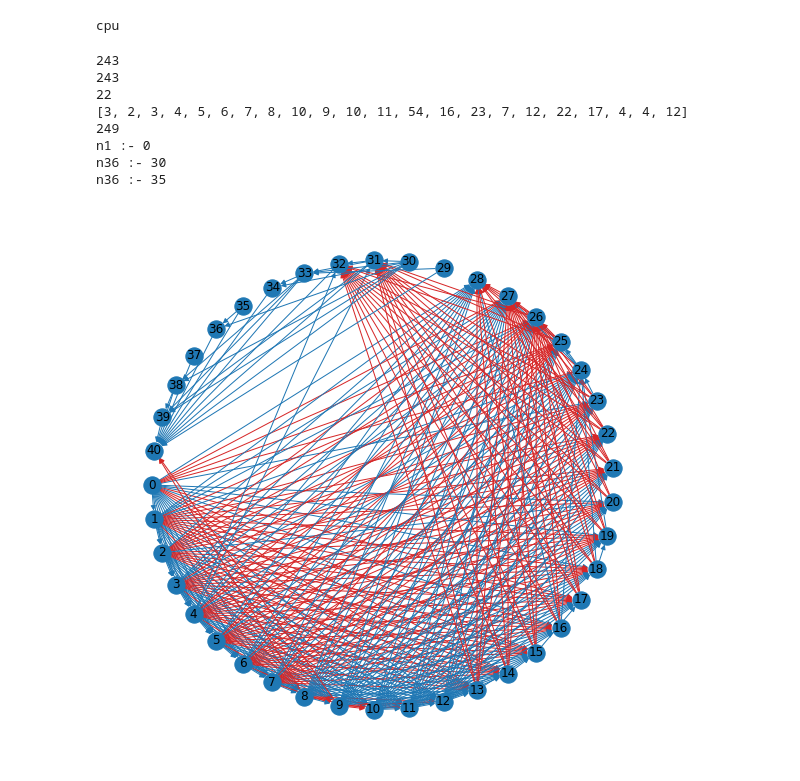
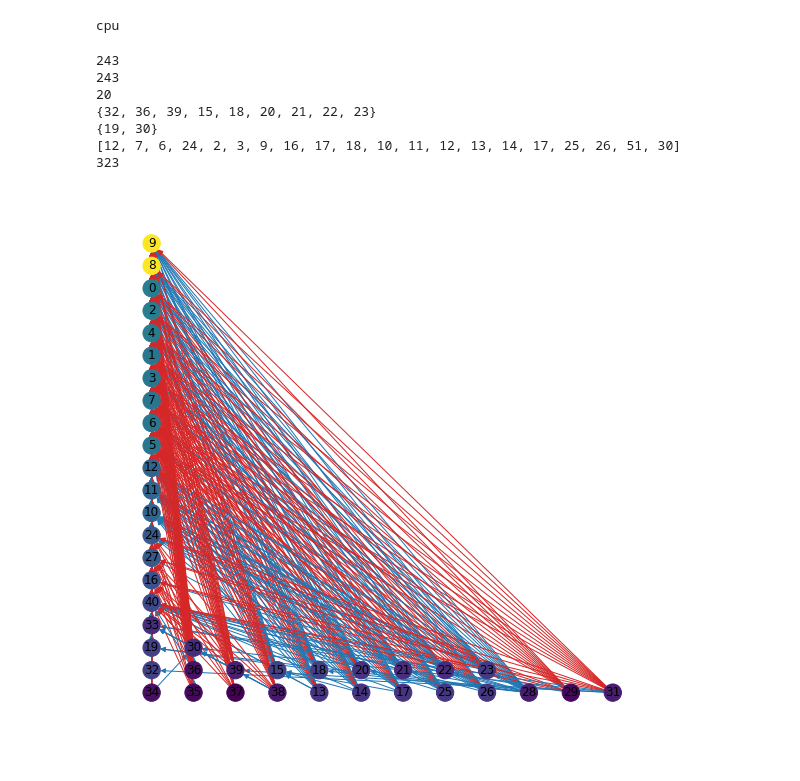
Before and after one commit to atatomir/CCN, a Jupyter notebook: Stratification.ipynb, the cells around one changed output. Cells and saved outputs as stored; diff of their text form; code cells hidden in the pictures.

Commit message:
Centrality diffiulty stratification

```diff
--- a/Stratification.ipynb
+++ b/Stratification.ipynb
@@ -16,34 +16,46 @@ print(len(constraints))
 clauses = ClausesGroup.from_constraints_group(constraints)
 print(len(clauses))
 
-constraints = clauses.stratify(range(41))
-print(len(constraints))
+centrality = 'katz'
+constraints = clauses.stratify(centrality)
+strata = len(constraints)
+print(strata)
+
+print(constraints[0].heads())
+print(constraints[1].heads())
 
 lens = [len(group) for group in constraints]
 print(lens)
 print(sum(lens))
-print(constraints[0])
 # %% [output]
 243
 243
-22
-[3, 2, 3, 4, 5, 6, 7, 8, 10, 9, 10, 11, 54, 16, 23, 7, 12, 22, 17, 4, 4, 12]
-249
-n1 :- 0
-n36 :- 30
-n36 :- 35
+20
+{32, 36, 39, 15, 18, 20, 21, 22, 23}
+{19, 30}
+[12, 7, 6, 24, 2, 3, 9, 16, 17, 18, 10, 11, 12, 13, 14, 17, 25, 26, 51, 30]
+323
 # %%
-#constraints = ConstraintsGroup('./constraints/full')
 aux = ConstraintsGroup([])
 for group in constraints:
   aux = aux + group
 
 G = aux.graph()
 
 plt.figure(figsize=(10, 10))
 ax = plt.subplot()
-color_map = ['tab:blue' if G[edge[0]][edge[1]]['body'] else 'tab:red' for edge in G.edges()]
-nx.draw_shell(G, with_labels=True, edge_color=color_map)
+
+pos = dict()
+for aid, atom in enumerate(aux.atoms().difference(aux.heads())):
+  pos[atom] = (aid, -1)
+for gid, group in enumerate(constraints):
+  for aid, atom in enumerate(group.heads()):
+    pos[atom] = (aid, gid)
+
+difficulty = clauses.difficulty(centrality)
+edge_color = ['tab:blue' if G[edge[0]][edge[1]]['body'] else 'tab:red' for edge in G.edges()]
+node_color = [difficulty[node] for node in G.nodes()]
+nx.draw(G, with_labels=True, pos=pos, edge_color=edge_color, node_color=node_color)
 plt.show()
 # %% [output]
-[figure, old version]
+[figure, new version]
```
Also changed, not shown: parts of 3 cells of this notebook, 2 other files.
